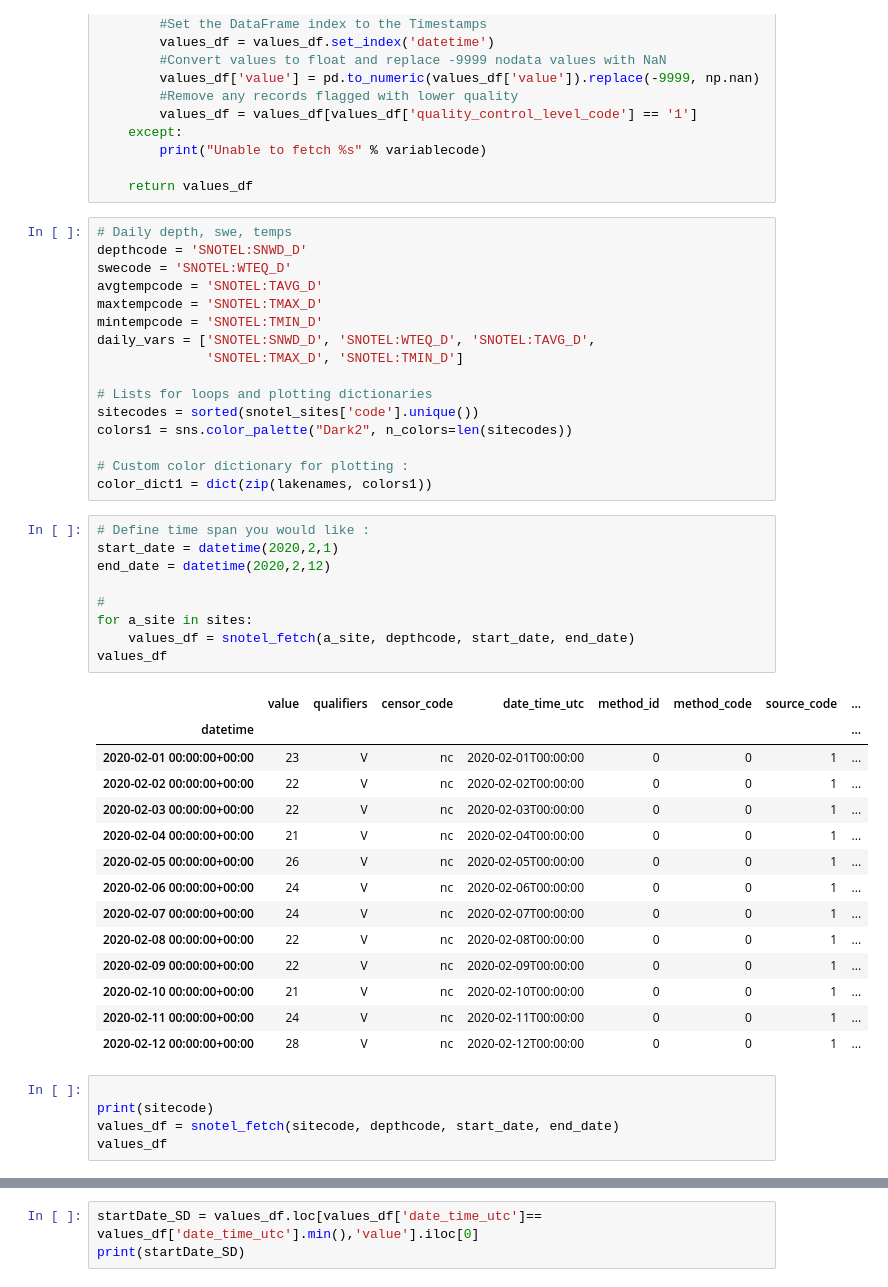
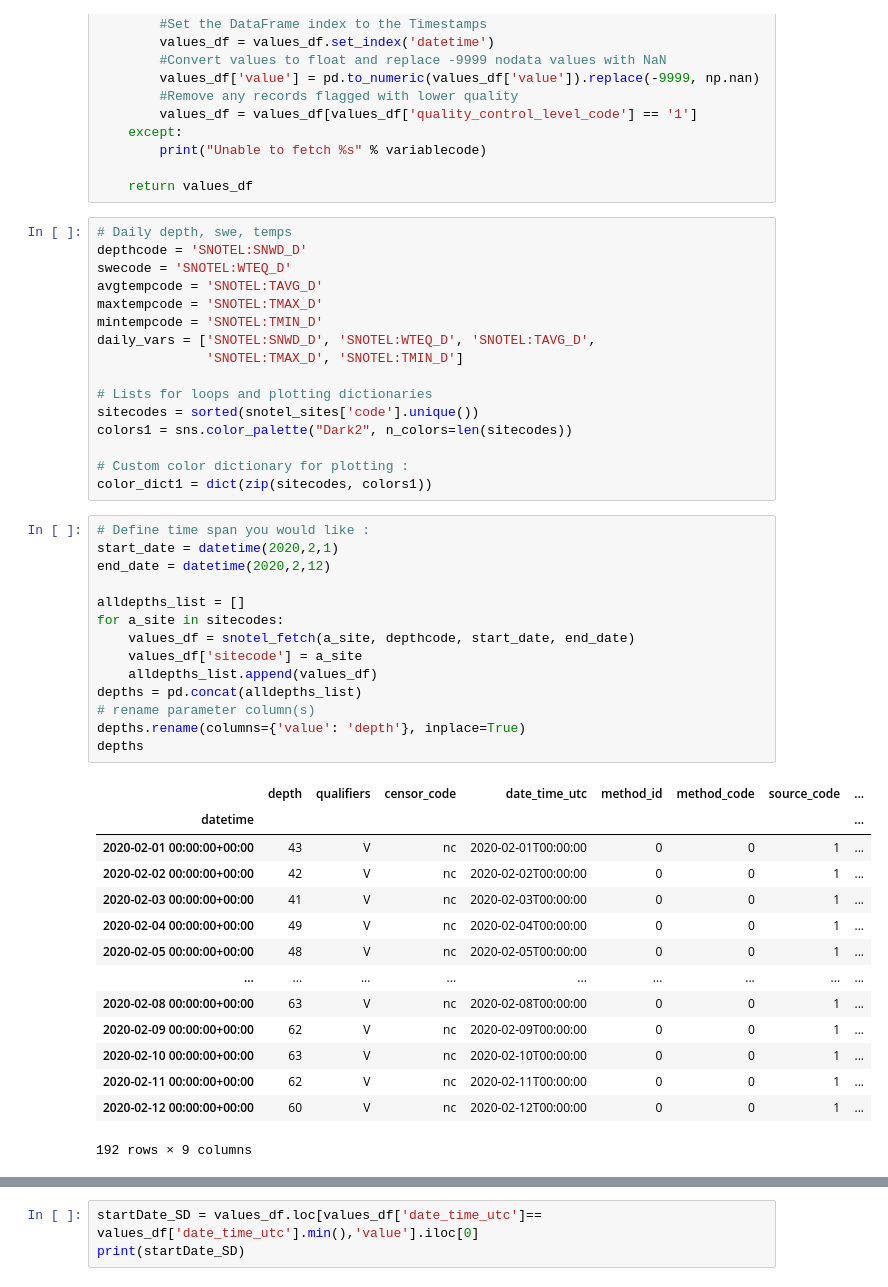
Before and after one commit to snowex-hackweek/uavsar, a Jupyter notebook: snotel_stuff/Ap_MMc_SNOTEL-2.ipynb, the cells around one changed output, grey strips where cells are left out. Cells and saved outputs as stored; diff of their text form.

```diff
--- a/snotel_stuff/Ap_MMc_SNOTEL-2.ipynb
+++ b/snotel_stuff/Ap_MMc_SNOTEL-2.ipynb
@@ -170,33 +171,33 @@ sitecodes = sorted(snotel_sites['code'].unique())
 colors1 = sns.color_palette("Dark2", n_colors=len(sitecodes))
 
 # Custom color dictionary for plotting :
-color_dict1 = dict(zip(lakenames, colors1))
+color_dict1 = dict(zip(sitecodes, colors1))
 # %%
 # Define time span you would like :
 start_date = datetime(2020,2,1)
 end_date = datetime(2020,2,12)
 
-#
-for a_site in sites:
+alldepths_list = []
+for a_site in sitecodes:
     values_df = snotel_fetch(a_site, depthcode, start_date, end_date)
-values_df
+    values_df['sitecode'] = a_site
+    alldepths_list.append(values_df)
+depths = pd.concat(alldepths_list)
+# rename parameter column(s)
+depths.rename(columns={'value': 'depth'}, inplace=True)
+depths
 # %% [output]
-|  | value | qualifiers | censor_code | date_time_utc | method_id | method_code | source_code | ... |
+|  | depth | qualifiers | censor_code | date_time_utc | method_id | method_code | source_code | ... |
 | datetime |  |  |  |  |  |  |  | ... |
-| 2020-02-01 00:00:00+00:00 | 23 | V | nc | 2020-02-01T00:00:00 | 0 | 0 | 1 | ... |
-| 2020-02-02 00:00:00+00:00 | 22 | V | nc | 2020-02-02T00:00:00 | 0 | 0 | 1 | ... |
-| 2020-02-03 00:00:00+00:00 | 22 | V | nc | 2020-02-03T00:00:00 | 0 | 0 | 1 | ... |
-| 2020-02-04 00:00:00+00:00 | 21 | V | nc | 2020-02-04T00:00:00 | 0 | 0 | 1 | ... |
-| 2020-02-05 00:00:00+00:00 | 26 | V | nc | 2020-02-05T00:00:00 | 0 | 0 | 1 | ... |
-| 2020-02-06 00:00:00+00:00 | 24 | V | nc | 2020-02-06T00:00:00 | 0 | 0 | 1 | ... |
-| 2020-02-07 00:00:00+00:00 | 24 | V | nc | 2020-02-07T00:00:00 | 0 | 0 | 1 | ... |
-| 2020-02-08 00:00:00+00:00 | 22 | V | nc | 2020-02-08T00:00:00 | 0 | 0 | 1 | ... |
-| 2020-02-09 00:00:00+00:00 | 22 | V | nc | 2020-02-09T00:00:00 | 0 | 0 | 1 | ... |
-| 2020-02-10 00:00:00+00:00 | 21 | V | nc | 2020-02-10T00:00:00 | 0 | 0 | 1 | ... |
-| 2020-02-11 00:00:00+00:00 | 24 | V | nc | 2020-02-11T00:00:00 | 0 | 0 | 1 | ... |
-| 2020-02-12 00:00:00+00:00 | 28 | V | nc | 2020-02-12T00:00:00 | 0 | 0 | 1 | ... |
+| 2020-02-01 00:00:00+00:00 | 43 | V | nc | 2020-02-01T00:00:00 | 0 | 0 | 1 | ... |
+| 2020-02-02 00:00:00+00:00 | 42 | V | nc | 2020-02-02T00:00:00 | 0 | 0 | 1 | ... |
+| 2020-02-03 00:00:00+00:00 | 41 | V | nc | 2020-02-03T00:00:00 | 0 | 0 | 1 | ... |
+| 2020-02-04 00:00:00+00:00 | 49 | V | nc | 2020-02-04T00:00:00 | 0 | 0 | 1 | ... |
+| 2020-02-05 00:00:00+00:00 | 48 | V | nc | 2020-02-05T00:00:00 | 0 | 0 | 1 | ... |
+| ... | ... | ... | ... | ... | ... | ... | ... | ... |
+| 2020-02-08 00:00:00+00:00 | 63 | V | nc | 2020-02-08T00:00:00 | 0 | 0 | 1 | ... |
+| 2020-02-09 00:00:00+00:00 | 62 | V | nc | 2020-02-09T00:00:00 | 0 | 0 | 1 | ... |
+| 2020-02-10 00:00:00+00:00 | 63 | V | nc | 2020-02-10T00:00:00 | 0 | 0 | 1 | ... |
+| 2020-02-11 00:00:00+00:00 | 62 | V | nc | 2020-02-11T00:00:00 | 0 | 0 | 1 | ... |
+| 2020-02-12 00:00:00+00:00 | 60 | V | nc | 2020-02-12T00:00:00 | 0 | 0 | 1 | ... |
+192 rows × 9 columns
-# %%
-
-print(sitecode)
-values_df = snotel_fetch(sitecode, depthcode, start_date, end_date)
-values_df
```
Also changed, not shown: parts of 11 cells of this notebook.
